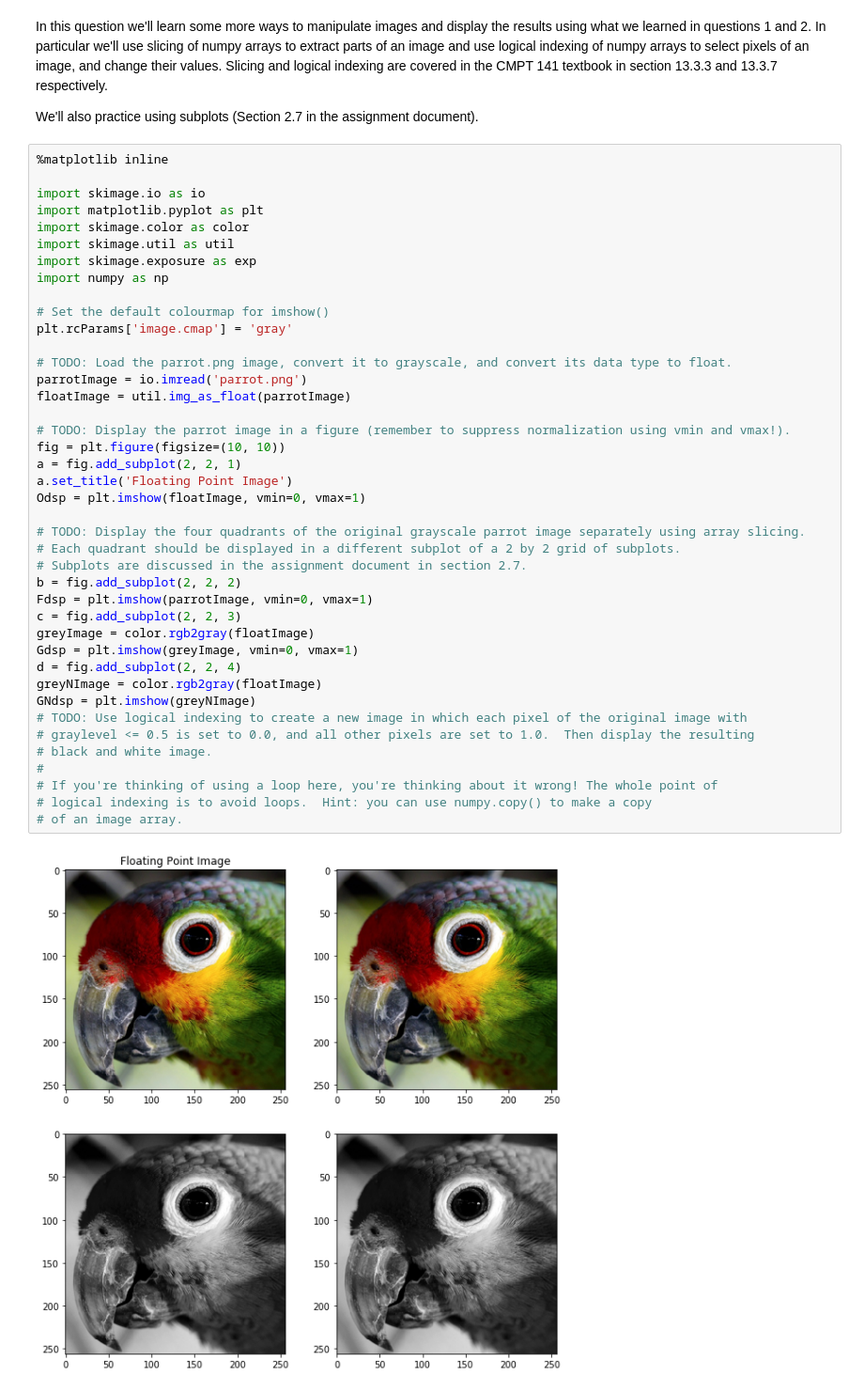
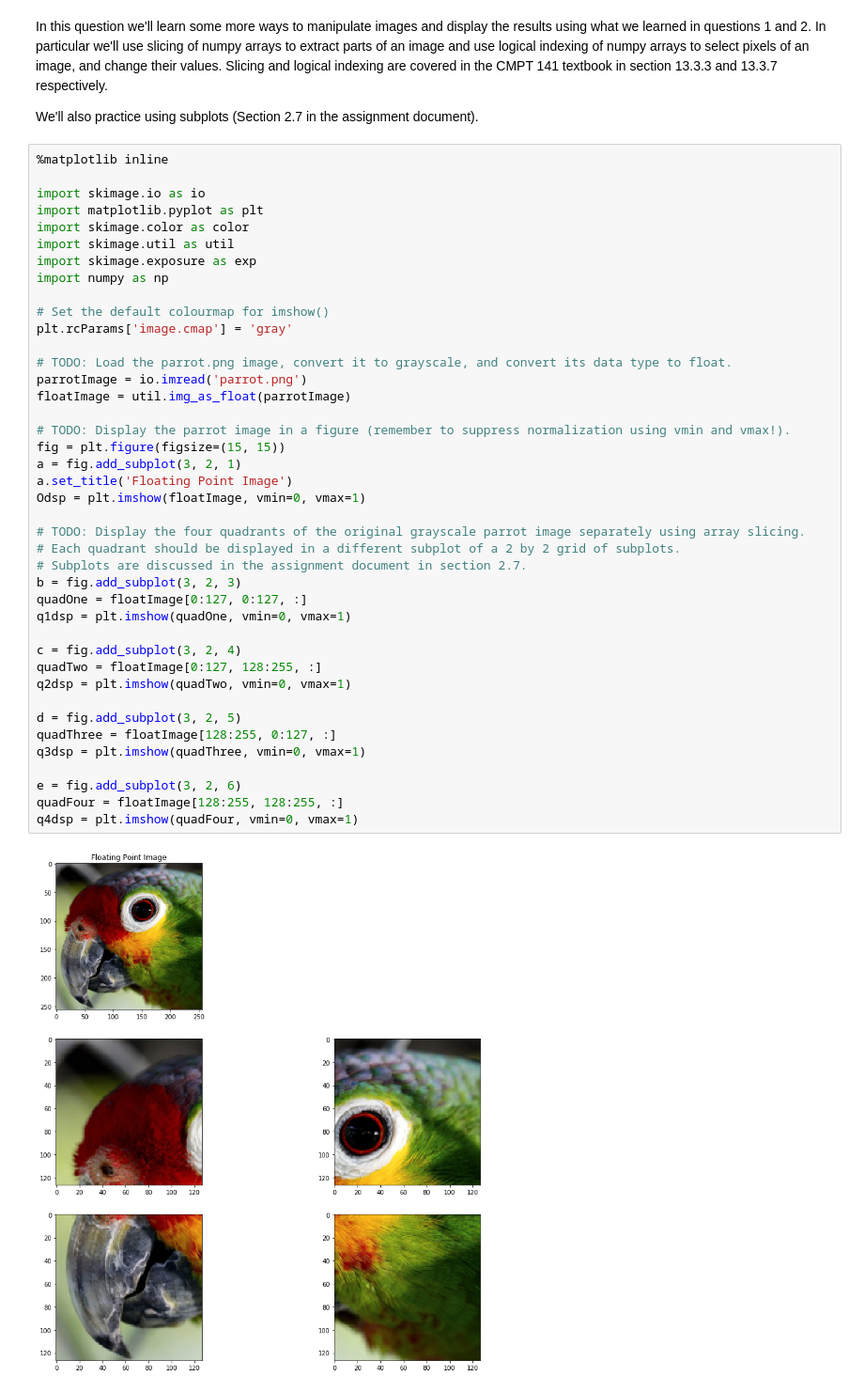
Before and after one commit to satiowadahc/CMPT487A0, a Jupyter notebook: asn0-q3.ipynb, the cells around one changed output. Shown: that part at 94% size. Saved outputs shown, nothing was run; the diff lists cells and outputs as text.

```diff
--- a/asn0-q3.ipynb
+++ b/asn0-q3.ipynb
@@ -7,43 +7,43 @@ We'll also practice using subplots (Section 2.7 in the assignment document).
 # %%
 %matplotlib inline
 
 import skimage.io as io
 import matplotlib.pyplot as plt
 import skimage.color as color
 import skimage.util as util
 import skimage.exposure as exp
 import numpy as np
 
 # Set the default colourmap for imshow()
 plt.rcParams['image.cmap'] = 'gray'
 
 # TODO: Load the parrot.png image, convert it to grayscale, and convert its data type to float.
 parrotImage = io.imread('parrot.png')
 floatImage = util.img_as_float(parrotImage)
 
 # TODO: Display the parrot image in a figure (remember to suppress normalization using vmin and vmax!).
-fig = plt.figure(figsize=(10, 10))
-a = fig.add_subplot(2, 2, 1)
+fig = plt.figure(figsize=(15, 15))
+a = fig.add_subplot(3, 2, 1)
 a.set_title('Floating Point Image')
 Odsp = plt.imshow(floatImage, vmin=0, vmax=1)
 
 # TODO: Display the four quadrants of the original grayscale parrot image separately using array slicing.
 # Each quadrant should be displayed in a different subplot of a 2 by 2 grid of subplots.
 # Subplots are discussed in the assignment document in section 2.7.
-b = fig.add_subplot(2, 2, 2)
-Fdsp = plt.imshow(parrotImage, vmin=0, vmax=1)
-c = fig.add_subplot(2, 2, 3)
-greyImage = color.rgb2gray(floatImage)
-Gdsp = plt.imshow(greyImage, vmin=0, vmax=1)
-d = fig.add_subplot(2, 2, 4)
-greyNImage = color.rgb2gray(floatImage)
-GNdsp = plt.imshow(greyNImage)
-# TODO: Use logical indexing to create a new image in which each pixel of the original image with
-# graylevel <= 0.5 is set to 0.0, and all other pixels are set to 1.0.  Then display the resulting
-# black and white image.
-#
-# If you're thinking of using a loop here, you're thinking about it wrong! The whole point of
-# logical indexing is to avoid loops.  Hint: you can use numpy.copy() to make a copy
-# of an image array.
+b = fig.add_subplot(3, 2, 3)
+quadOne = floatImage[0:127, 0:127, :]
+q1dsp = plt.imshow(quadOne, vmin=0, vmax=1)
+
+c = fig.add_subplot(3, 2, 4)
+quadTwo = floatImage[0:127, 128:255, :]
+q2dsp = plt.imshow(quadTwo, vmin=0, vmax=1)
+
+d = fig.add_subplot(3, 2, 5)
+quadThree = floatImage[128:255, 0:127, :]
+q3dsp = plt.imshow(quadThree, vmin=0, vmax=1)
+
+e = fig.add_subplot(3, 2, 6)
+quadFour = floatImage[128:255, 128:255, :]
+q4dsp = plt.imshow(quadFour, vmin=0, vmax=1)
 # %% [output]
-[figure, old version]
+[figure, new version]
```
Also changed, not shown: parts of 1 cell of this notebook, 1 other file.
